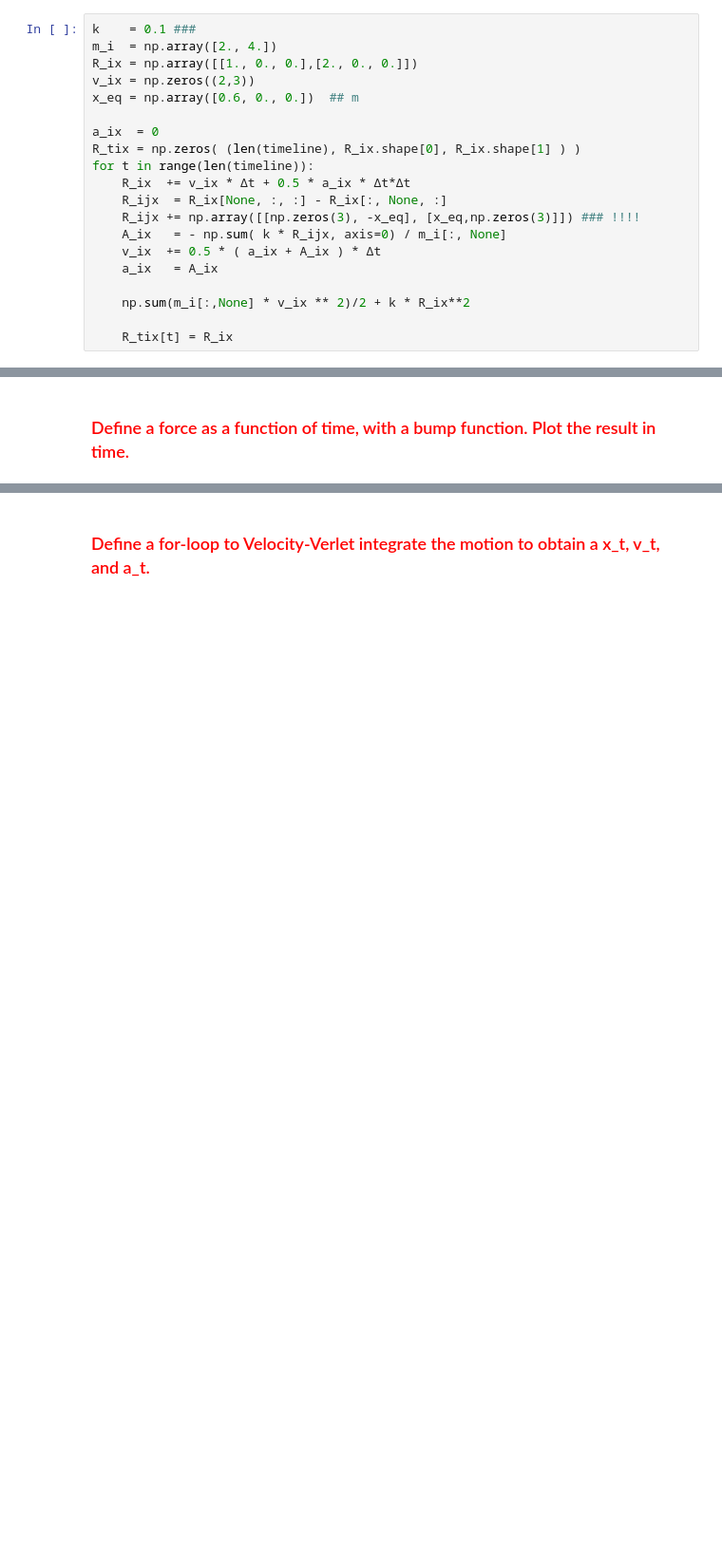
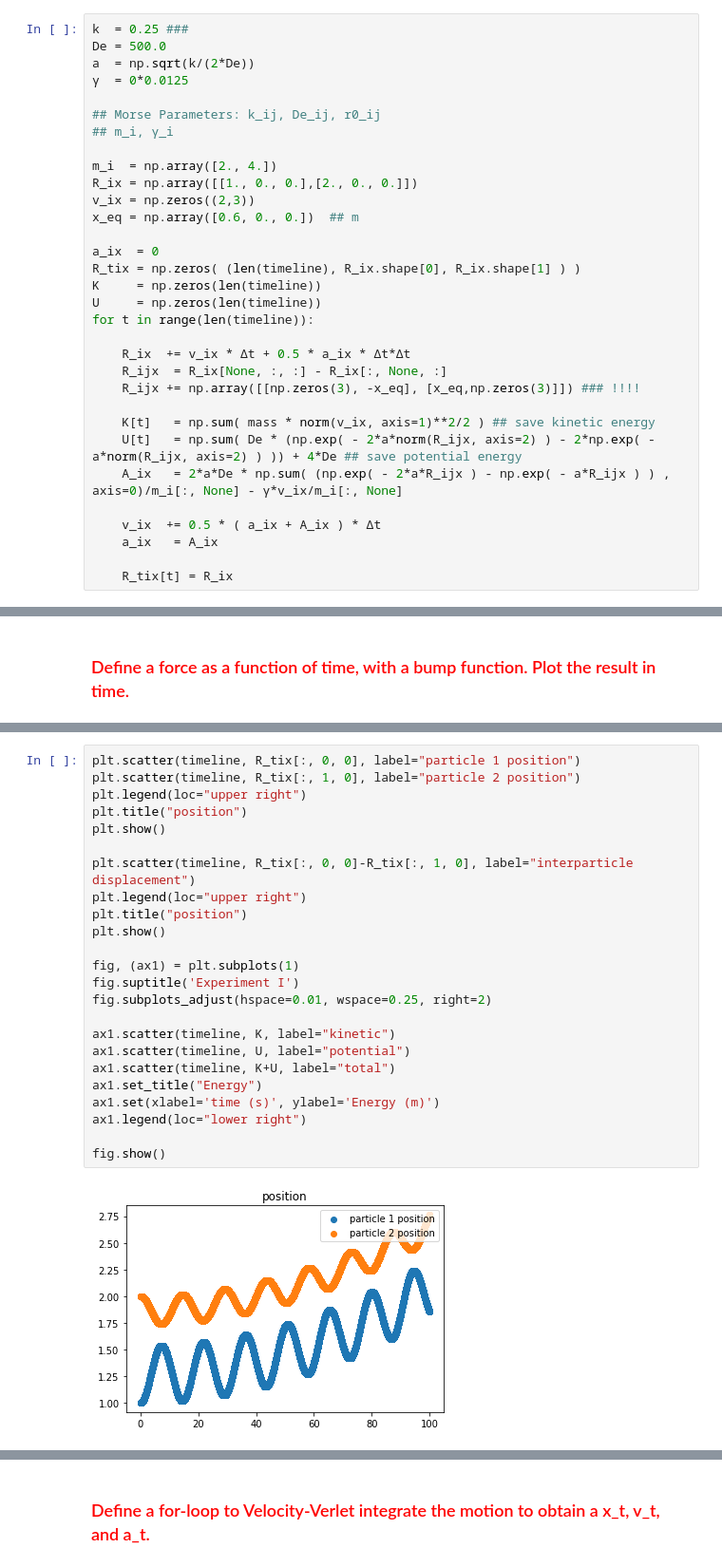
Before and after one commit to jcandane/PhysicsI_Labs, a Jupyter notebook: SHO.ipynb, the cells around one changed output, grey strips where cells are left out. Shown at 95% size. Saved outputs shown, nothing was run; the diff lists cells and outputs as text; blank space fills up the shorter version.

```diff
--- a/SHO.ipynb
+++ b/SHO.ipynb
@@ -109,5 +250,12 @@ R_tix.shape
 # %%
-k    = 0.1 ###
+k  = 0.25 ###
+De = 500.0
+a  = np.sqrt(k/(2*De))
+γ  = 0*0.0125
+
+## Morse Parameters: k_ij, De_ij, r0_ij
+## m_i, γ_i
+
 m_i  = np.array([2., 4.])
 R_ix = np.array([[1., 0., 0.],[2., 0., 0.]])
 v_ix = np.zeros((2,3))
@@ -115,14 +263,19 @@ x_eq = np.array([0.6, 0., 0.])  ## m
 
 a_ix  = 0
 R_tix = np.zeros( (len(timeline), R_ix.shape[0], R_ix.shape[1] ) )
+K     = np.zeros(len(timeline))
+U     = np.zeros(len(timeline))
 for t in range(len(timeline)):
+
     R_ix  += v_ix * Δt + 0.5 * a_ix * Δt*Δt
     R_ijx  = R_ix[None, :, :] - R_ix[:, None, :]
     R_ijx += np.array([[np.zeros(3), -x_eq], [x_eq,np.zeros(3)]]) ### !!!!
-    A_ix   = - np.sum( k * R_ijx, axis=0) / m_i[:, None]
+
+    K[t]   = np.sum( mass * norm(v_ix, axis=1)**2/2 ) ## save kinetic energy
+    U[t]   = np.sum( De * (np.exp( - 2*a*norm(R_ijx, axis=2) ) - 2*np.exp( - a*norm(R_ijx, axis=2) ) )) + 4*De ## save potential energy
+    A_ix   = 2*a*De * np.sum( (np.exp( - 2*a*R_ijx ) - np.exp( - a*R_ijx ) ) , axis=0)/m_i[:, None] - γ*v_ix/m_i[:, None]
+
     v_ix  += 0.5 * ( a_ix + A_ix ) * Δt
     a_ix   = A_ix
 
-    np.sum(m_i[:,None] * v_ix ** 2)/2 + k * R_ix**2
-
     R_tix[t] = R_ix
@@ -147,0 +284,26 @@ plt.show()
+# %%
+plt.scatter(timeline, R_tix[:, 0, 0], label="particle 1 position")
+plt.scatter(timeline, R_tix[:, 1, 0], label="particle 2 position")
+plt.legend(loc="upper right")
+plt.title("position")
+plt.show()
+
+plt.scatter(timeline, R_tix[:, 0, 0]-R_tix[:, 1, 0], label="interparticle displacement")
+plt.legend(loc="upper right")
+plt.title("position")
+plt.show()
+
+fig, (ax1) = plt.subplots(1)
+fig.suptitle('Experiment I')
+fig.subplots_adjust(hspace=0.01, wspace=0.25, right=2)
+
+ax1.scatter(timeline, K, label="kinetic")
+ax1.scatter(timeline, U, label="potential")
+ax1.scatter(timeline, K+U, label="total")
+ax1.set_title("Energy")
+ax1.set(xlabel='time (s)', ylabel='Energy (m)')
+ax1.legend(loc="lower right")
+
+fig.show()
+# %% [output]
+[figure, added]
```
Also changed, not shown: parts of 9 cells of this notebook.
